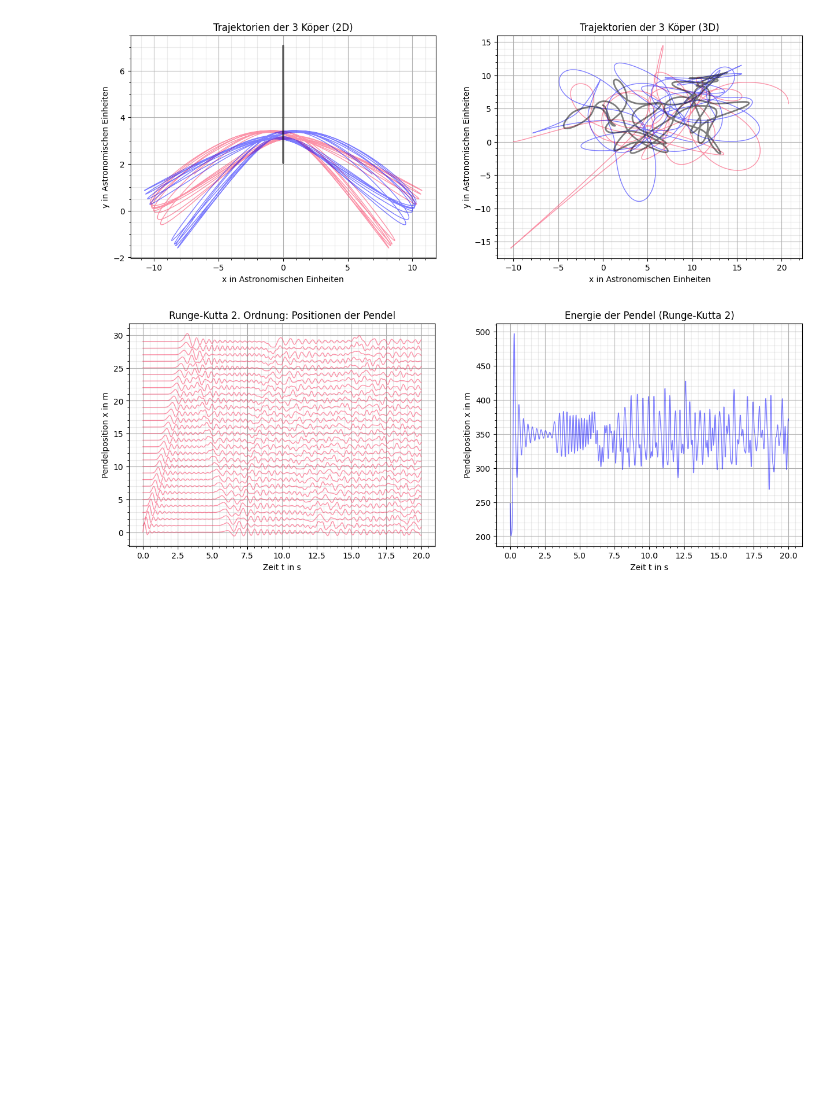
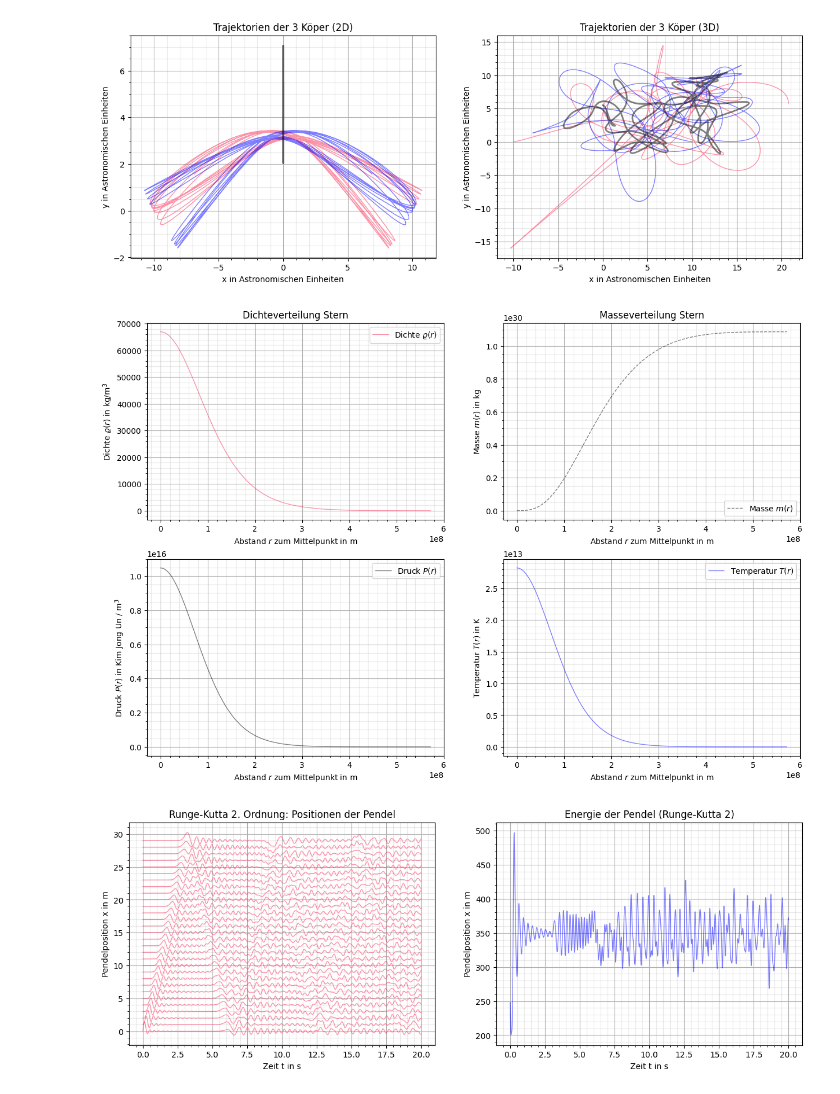
Before and after one commit to CVC97/CWR-2023-FFA, a Jupyter notebook: data/data_visualization.ipynb, the cells around one changed output. Drawn from its saved outputs; the diff is of its cells as text; code cells hidden in the pictures; blank space fills up the shorter version.

Commit message:
Dichteverteilung schaut gut aus, aber macht Bullshit.

```diff
--- a/data/data_visualization.ipynb
+++ b/data/data_visualization.ipynb
@@ -482,4 +482,71 @@ plt.savefig('./visualizations/A17_Three_Body.pdf', facecolor = 'white', bbox_inc
 plt.show()
 # %% [output]
 [figure]
+# %%
+# Aufgabe 19 - Dichteverteilung Stern
+A19_Dichteverteilung_Stern_data = np.loadtxt("A19_Dichteverteilung.csv", delimiter = ",", skiprows = 1)
+
+fig, ax = plt.subplots(2, 2, figsize=(15,10))
+
+# Dichte
+ax[0][0].set_xlabel(r'Abstand $r$ zum Mittelpunkt in m')
+ax[0][0].set_ylabel(r'Dichte $\varrho(r)$ in kg/m$^3$')
+ax[0][0].grid()
+ax[0][0].grid(which='minor', color = '#999999', alpha = 0.2, linestyle = '-')
+ax[0][0].minorticks_on()
+
+ax[0][0].plot(A19_Dichteverteilung_Stern_data[:,0], A19_Dichteverteilung_Stern_data[:,1], color = 'xkcd:red pink', alpha = 0.5, linewidth = 1, label = r'Dichte $\varrho(r)$')
+
+ax[0][0].legend()
+ax[0][0].legend(loc="upper right")
+ax[0][0].set_title("Dichteverteilung Stern")
+
+#ax.set_xlim([-1e1, 1e8])
+
+
+# Masse
+ax[0][1].set_xlabel(r'Abstand $r$ zum Mittelpunkt in m')
+ax[0][1].set_ylabel(r'Masse $m(r)$ in kg')
+ax[0][1].grid()
+ax[0][1].grid(which='minor', color = '#999999', alpha = 0.2, linestyle = '-')
+ax[0][1].minorticks_on()
+
+ax[0][1].plot(A19_Dichteverteilung_Stern_data[:,0], A19_Dichteverteilung_Stern_data[:,2], color = 'black', linestyle = '--', alpha = 0.5, linewidth = 1, label = r'Masse $m(r)$')
+
+ax[0][1].legend()
+ax[0][1].legend(loc="lower right")
+ax[0][1].set_title("Masseverteilung Stern")
+
+
+# Druck
+ax[1][0].set_xlabel(r'Abstand $r$ zum Mittelpunkt in m')
+ax[1][0].set_ylabel(r'Druck $P(r)$ in Kim Jong Un / m$^3$')
+ax[1][0].grid()
+ax[1][0].grid(which='minor', color = '#999999', alpha = 0.2, linestyle = '-')
+ax[1][0].minorticks_on()
+
+ax[1][0].plot(A19_Dichteverteilung_Stern_data[:,0], A19_Dichteverteilung_Stern_data[:,3], color = 'black', alpha = 0.5, linewidth = 1, label = r'Druck $P(r)$')
+
+ax[1][0].legend()
+ax[1][0].legend(loc="upper right")
+#ax[1][0].set_title("Druck")
+
+
+# Temperatur
+ax[1][1].set_xlabel(r'Abstand $r$ zum Mittelpunkt in m')
+ax[1][1].set_ylabel(r'Temperatur $T(r)$ in K')
+ax[1][1].grid()
+ax[1][1].grid(which='minor', color = '#999999', alpha = 0.2, linestyle = '-')
+ax[1][1].minorticks_on()
+
+ax[1][1].plot(A19_Dichteverteilung_Stern_data[:,0], A19_Dichteverteilung_Stern_data[:,4], color = 'blue', alpha = 0.5, linewidth = 1, label = r'Temperatur $T(r)$')
+
+ax[1][1].legend()
+ax[1][1].legend(loc="upper right")
+#ax[1][1].set_title("Temperatur")
+
+plt.savefig('./visualizations/A19_Dichteverteilung_Stern.pdf', facecolor = 'white', bbox_inches='tight')
+plt.show()
+# %% [output]
+[figure, added]
 # %%
```
Also changed, not shown: parts of 2 cells of this notebook, 2 other files.
